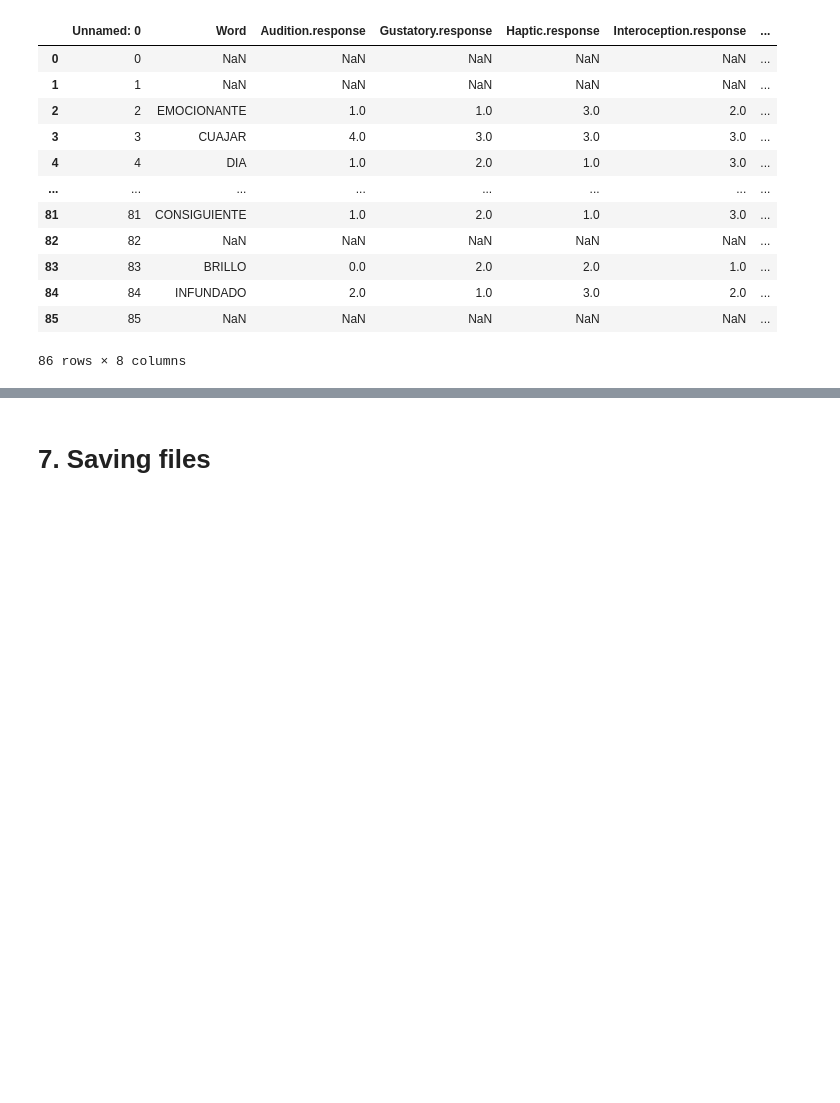
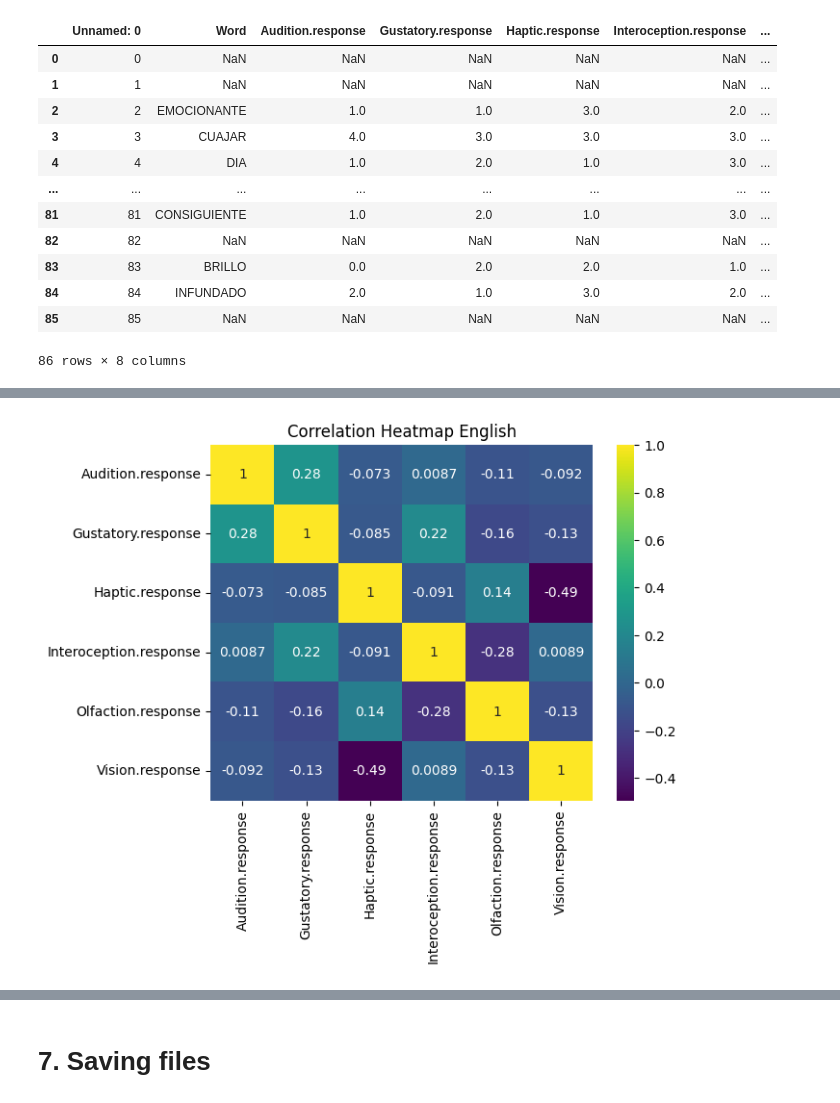
Before and after one commit to soniasola00/SpanLancasterNorm, a Jupyter notebook: Sonia3.ipynb, the cells around one changed output, grey strips where cells are left out. Saved outputs shown, nothing was run; the diff lists cells and outputs as text; code cells hidden in the pictures; blank space fills up the shorter version.

```diff
--- a/Sonia3.ipynb
+++ b/Sonia3.ipynb
@@ -926,0 +1028,16 @@ ValueError: could not convert string to float: 'TOUCHING'
+# %%
+# Load your data (replace 'your_data.csv' with your actual file path)
+Cant_take_the_heat = pd.read_csv('output_ENG.csv')
+
+# Select the 6 columns for comparison
+hot = ["Audition.response", "Gustatory.response", "Haptic.response", "Interoception.response", "Olfaction.response", "Vision.response"]
+ice_ice_baby = combined_df[columns_to_compare]
+
+
+# Create a heatmap of the correlations
+too_sexy = Cant_take_the_heat[hot].corr()
+sns.heatmap(too_sexy, annot=True, cmap='viridis')
+plt.title('Correlation Heatmap English')
+plt.show()
+# %% [output]
+[figure, added]
```
Also changed, not shown: parts of 16 cells of this notebook.
